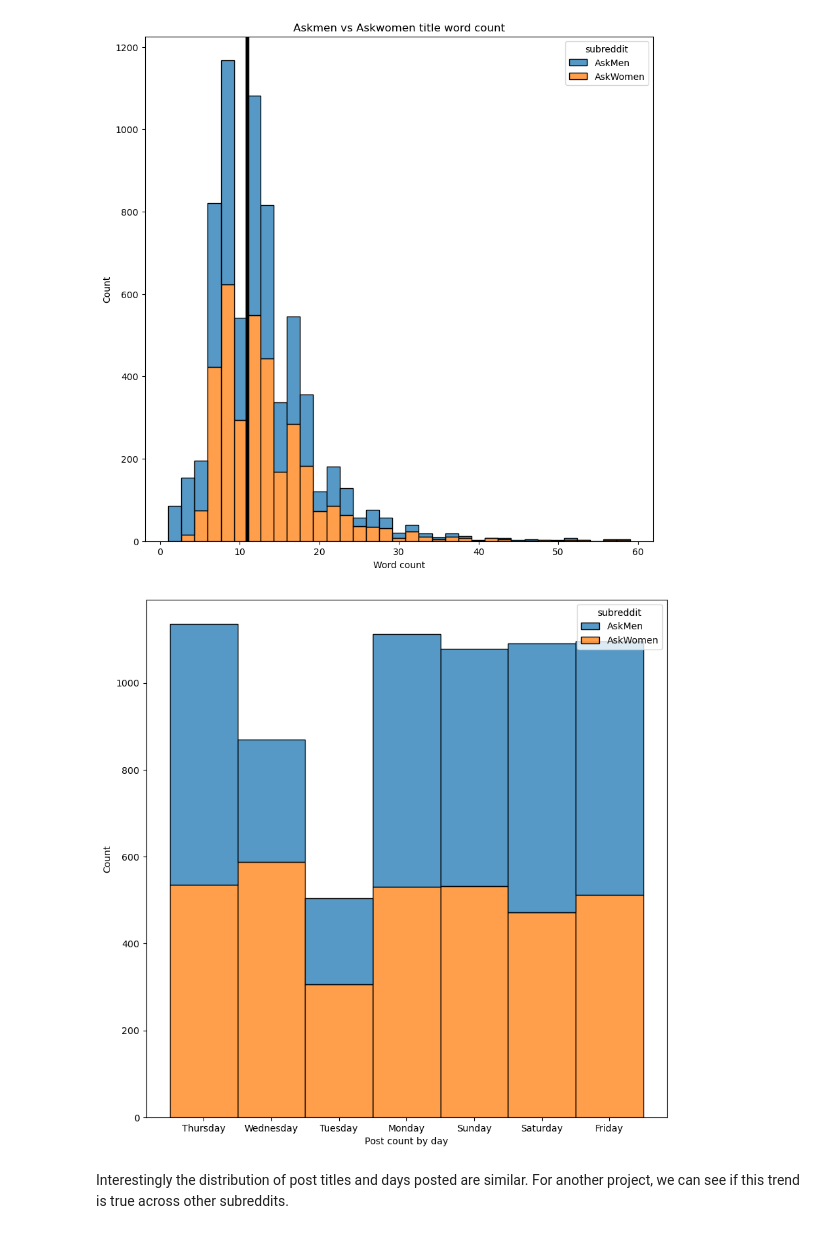
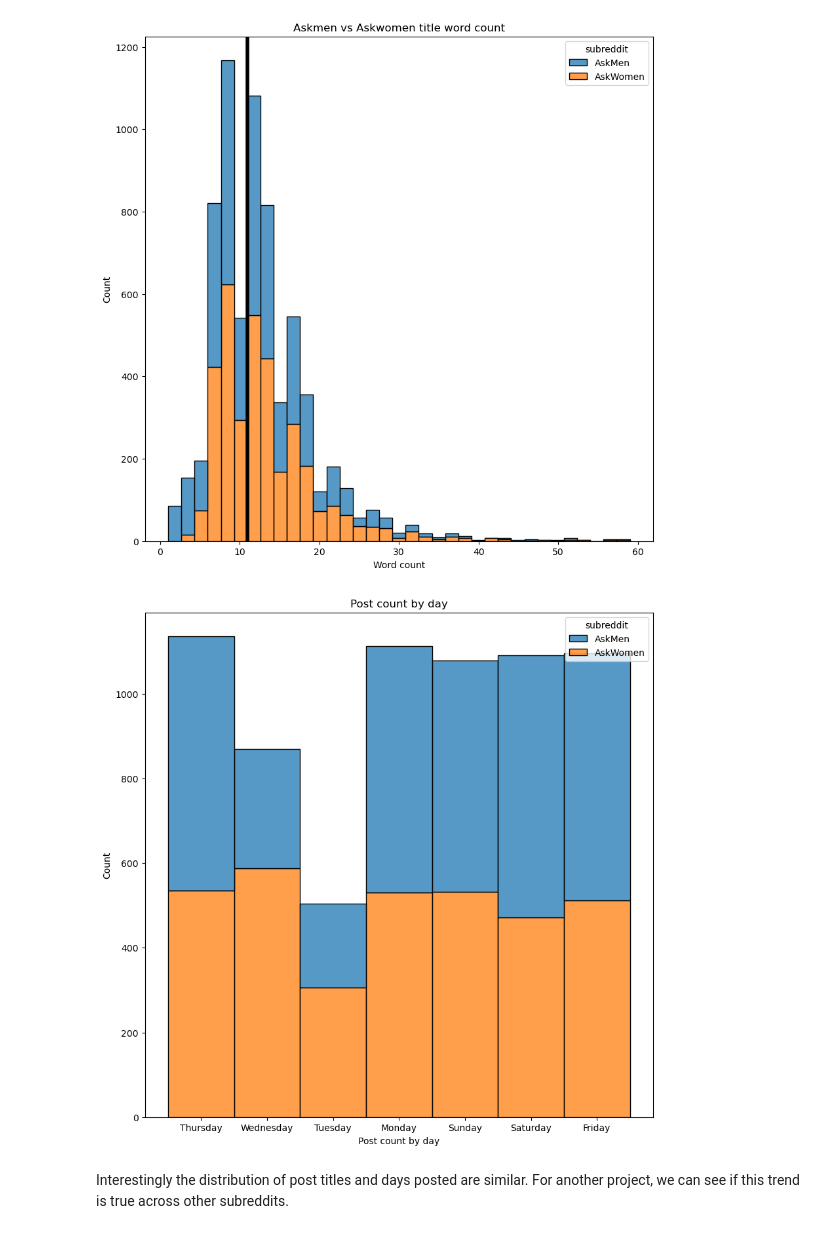
Before and after one commit to DerikVo/Reddit_NLP_project, a Jupyter notebook: Code/02_data_cleaning.ipynb, the cells around one changed output. Saved outputs shown, nothing was run; the diff lists cells and outputs as text; code cells hidden in the pictures.

```diff
--- a/Code/02_data_cleaning.ipynb
+++ b/Code/02_data_cleaning.ipynb
@@ -142,11 +137,12 @@ plt.savefig('../Figures/eda/title_word_count');
 # %%
 #Overview of post frequencies by day
 plt.figure(figsize=(10,10))
 sns.histplot(data= clean_df_2, multiple ="stack", x = 'day_name', hue='subreddit')
+plt.title('Post count by day')
 plt.xlabel("Post count by day")
 plt.savefig('../Figures/eda/activity_by_day');
 # %% [output]
-[figure, old version]
+[figure, new version]
 # %% [markdown]
 Interestingly the distribution of post titles and days posted are similar. For another project, we can see if this trend is true across other subreddits.
 # %% [markdown]
```
Also changed, not shown: parts of 2 cells of this notebook, 8 other files.
